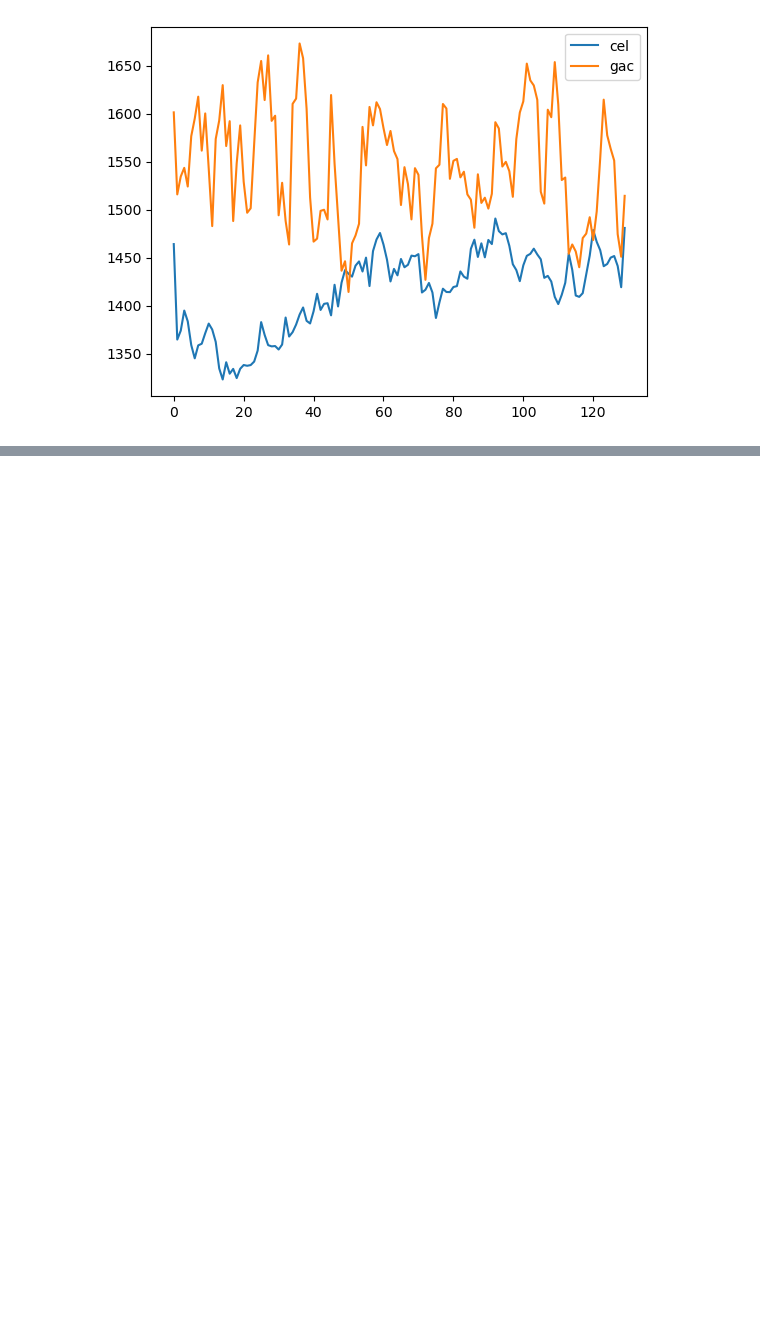
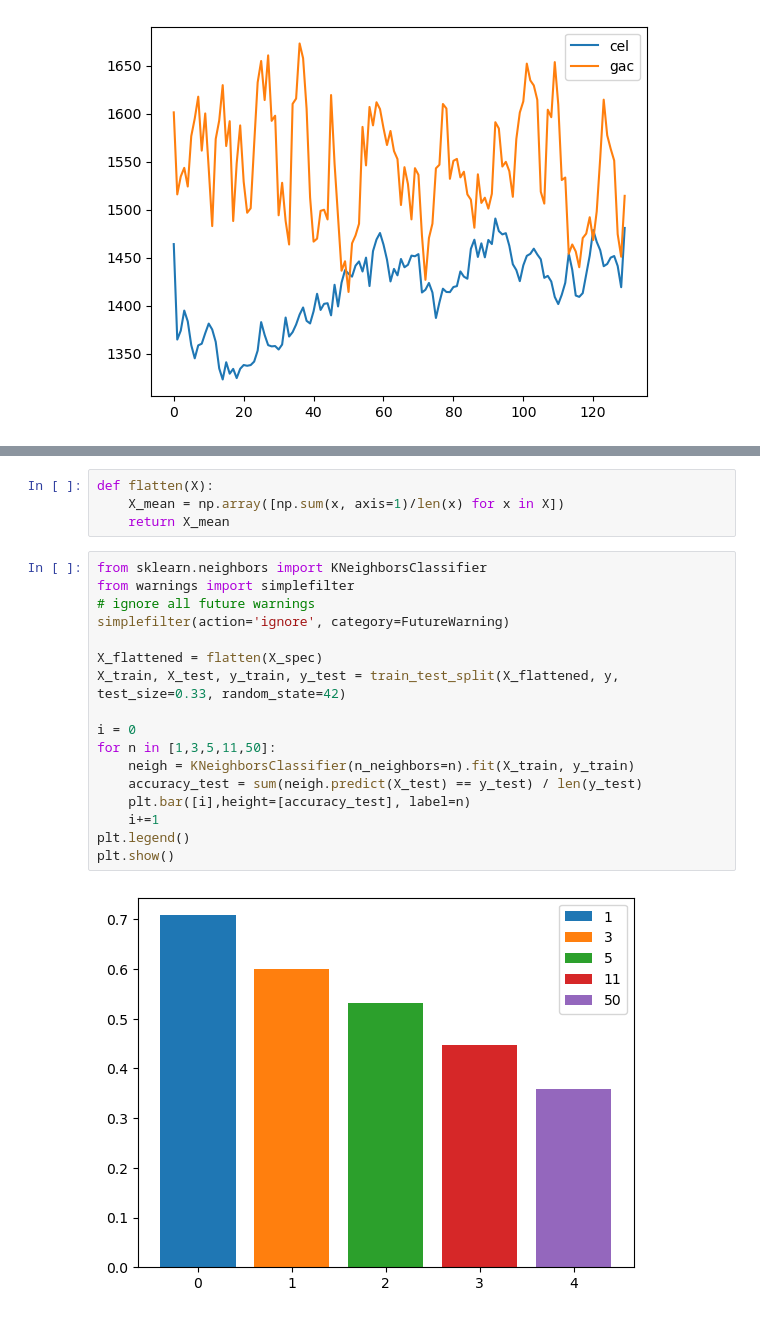
Before and after one commit to rangoiv/Lumen, a Jupyter notebook: notebooks/dataAnalysis.ipynb, the cells around one changed output, grey strips where cells are left out. Drawn from its saved outputs; the diff is of its cells as text; blank space fills up the shorter version.

```diff
--- a/notebooks/dataAnalysis.ipynb
+++ b/notebooks/dataAnalysis.ipynb
@@ -231,0 +245,23 @@ accuracy_test
+# %%
+def flatten(X):
+    X_mean = np.array([np.sum(x, axis=1)/len(x) for x in X])
+    return X_mean
+# %%
+from sklearn.neighbors import KNeighborsClassifier
+from warnings import simplefilter
+# ignore all future warnings
+simplefilter(action='ignore', category=FutureWarning)
+
+X_flattened = flatten(X_spec)
+X_train, X_test, y_train, y_test = train_test_split(X_flattened, y, test_size=0.33, random_state=42)
+
+i = 0
+for n in [1,3,5,11,50]:
+    neigh = KNeighborsClassifier(n_neighbors=n).fit(X_train, y_train)
+    accuracy_test = sum(neigh.predict(X_test) == y_test) / len(y_test)
+    plt.bar([i],height=[accuracy_test], label=n)
+    i+=1
+plt.legend()
+plt.show()
+# %% [output]
+[figure, added]
```
Also changed, not shown: parts of 23 cells of this notebook, 22 other files.
